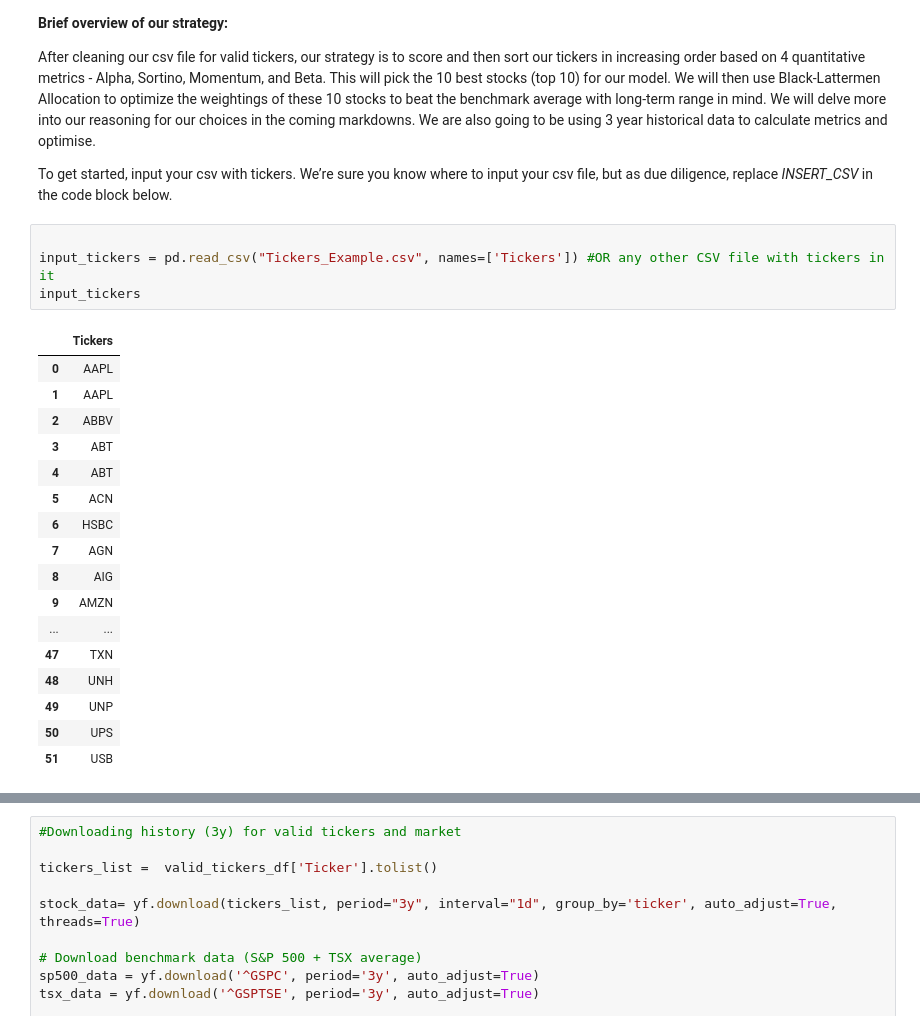
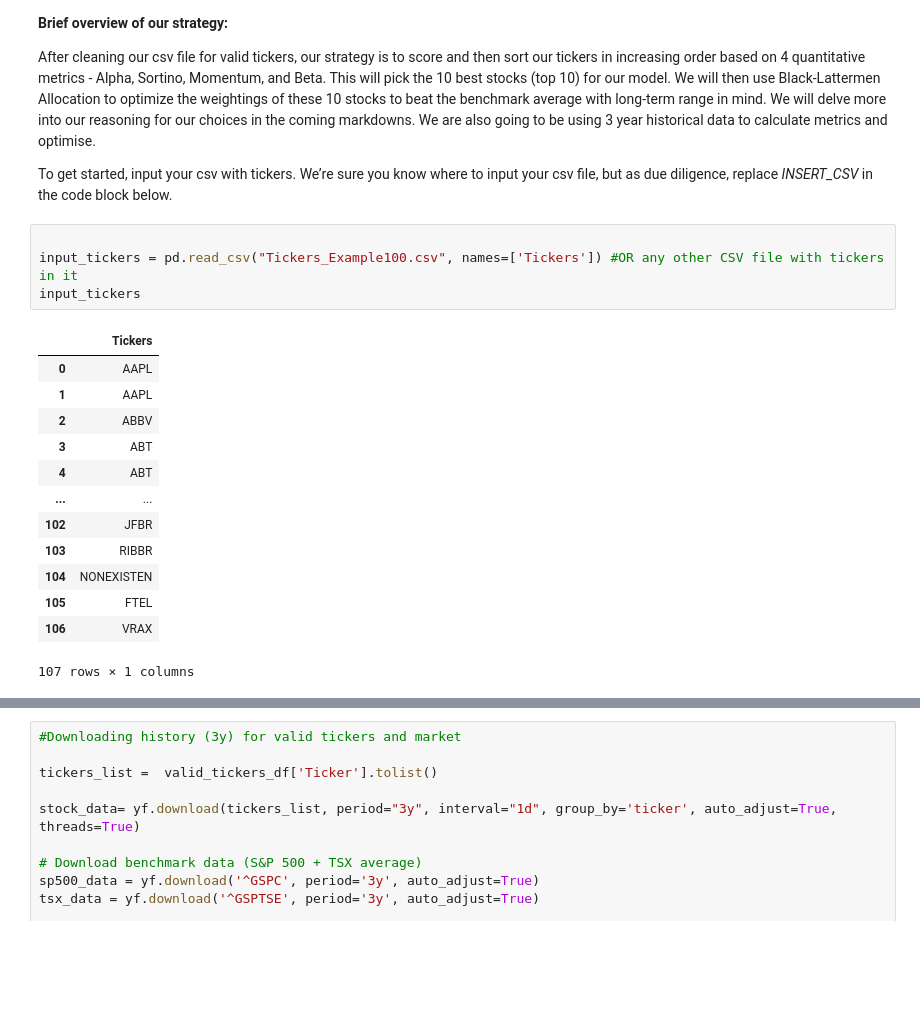
Before and after one commit to aadya-khanna/cfm-team-assignment, a Jupyter notebook: Team_14_Assignment.ipynb, the cells around one changed output, grey strips where cells are left out. Drawn from its saved outputs; the diff is of its cells as text; blank space fills up the shorter version.

```diff
--- a/Team_14_Assignment.ipynb
+++ b/Team_14_Assignment.ipynb
@@ -60,26 +42,22 @@ After cleaning our csv file for valid tickers, our strategy is to score and then
 To get started, input your csv with tickers. We’re sure you know where to input your csv file, but as due diligence, replace _INSERT_CSV_ in the code block below.
 # %%
 
-input_tickers = pd.read_csv("Tickers_Example.csv", names=['Tickers']) #OR any other CSV file with tickers in it
+input_tickers = pd.read_csv("Tickers_Example100.csv", names=['Tickers']) #OR any other CSV file with tickers in it
 input_tickers
 # %% [output]
 |  | Tickers |
 | 0 | AAPL |
 | 1 | AAPL |
 | 2 | ABBV |
 | 3 | ABT |
 | 4 | ABT |
-| 5 | ACN |
-| 6 | HSBC |
-| 7 | AGN |
-| 8 | AIG |
-| 9 | AMZN |
 | ... | ... |
-| 47 | TXN |
-| 48 | UNH |
-| 49 | UNP |
-| 50 | UPS |
-| 51 | USB |
+| 102 | JFBR |
+| 103 | RIBBR |
+| 104 | NONEXISTEN |
+| 105 | FTEL |
+| 106 | VRAX |
+107 rows × 1 columns
 # %%
 ## PRELIMINARY DATA PROCESSING
 ## AND INPUT PROCESSING
```
Also changed, not shown: parts of 9 cells of this notebook, 1 other file.
